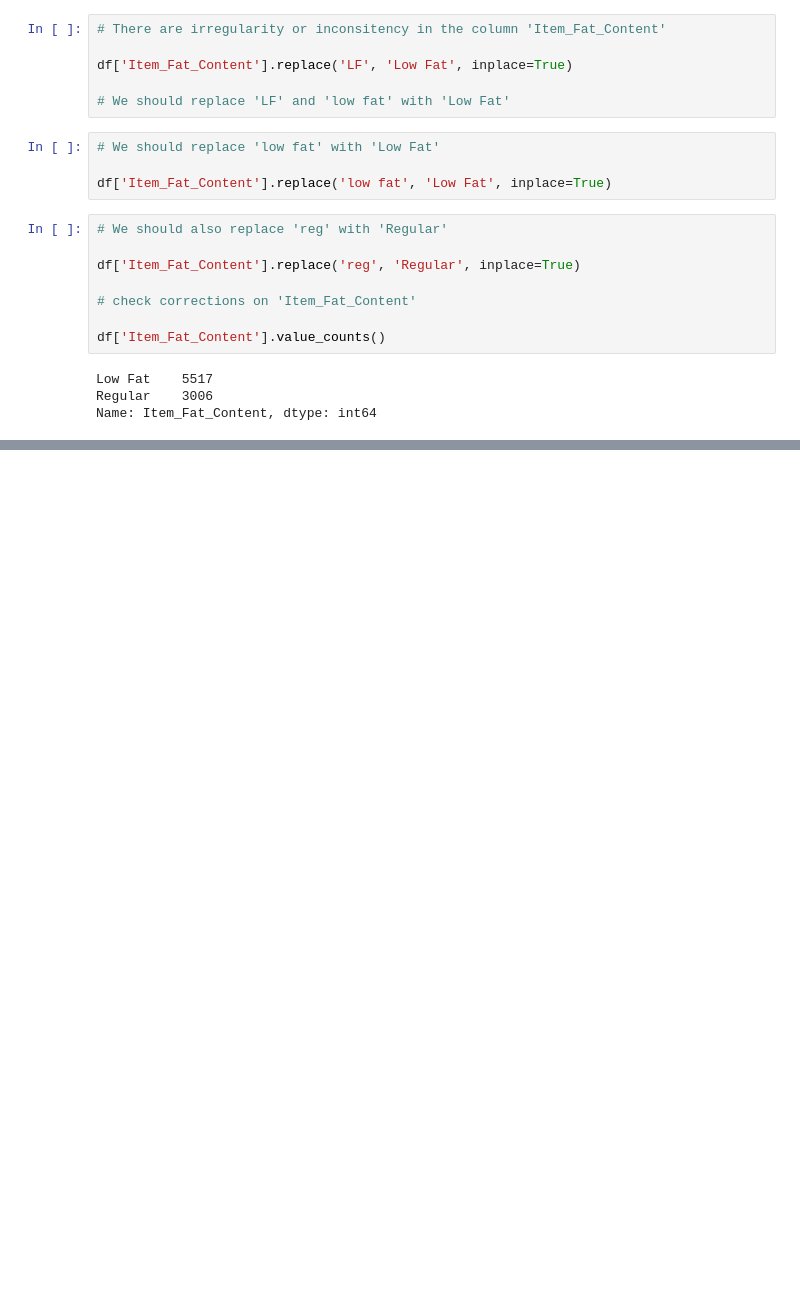
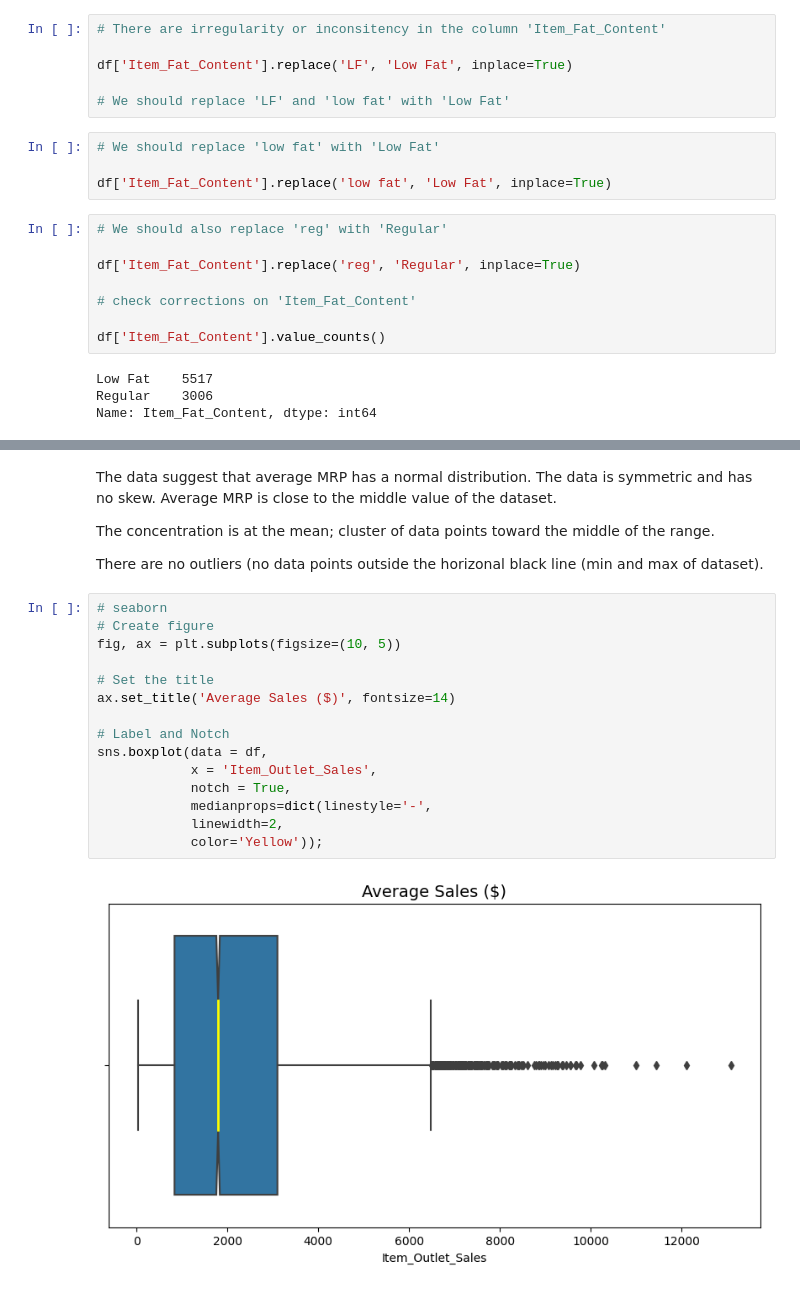
Before and after one commit to maricelandal/food-sales-predictions, a Jupyter notebook: food_sales_prediction.ipynb, the cells around one changed output, grey strips where cells are left out. Saved outputs shown, nothing was run; the diff lists cells and outputs as text; blank space fills up the shorter version.

```diff
--- a/food_sales_prediction.ipynb
+++ b/food_sales_prediction.ipynb
@@ -347,0 +427,23 @@ memory usage: 799.2+ KB
+# %% [markdown]
+The data suggest that average MRP has a normal distribution. The data is symmetric and has no skew. Average MRP is close to the middle value of the dataset.
+
+The concentration is at the mean; cluster of data points toward the middle of the range.
+
+There are no outliers (no data points outside the horizonal black line (min and max of dataset).
+# %%
+# seaborn
+# Create figure
+fig, ax = plt.subplots(figsize=(10, 5))
+
+# Set the title
+ax.set_title('Average Sales ($)', fontsize=14)
+
+# Label and Notch
+sns.boxplot(data = df,
+            x = 'Item_Outlet_Sales',
+            notch = True,
+            medianprops=dict(linestyle='-',
+            linewidth=2,
+            color='Yellow'));
+# %% [output]
+[figure, added]
```
Also changed, not shown: parts of 37 cells of this notebook.
